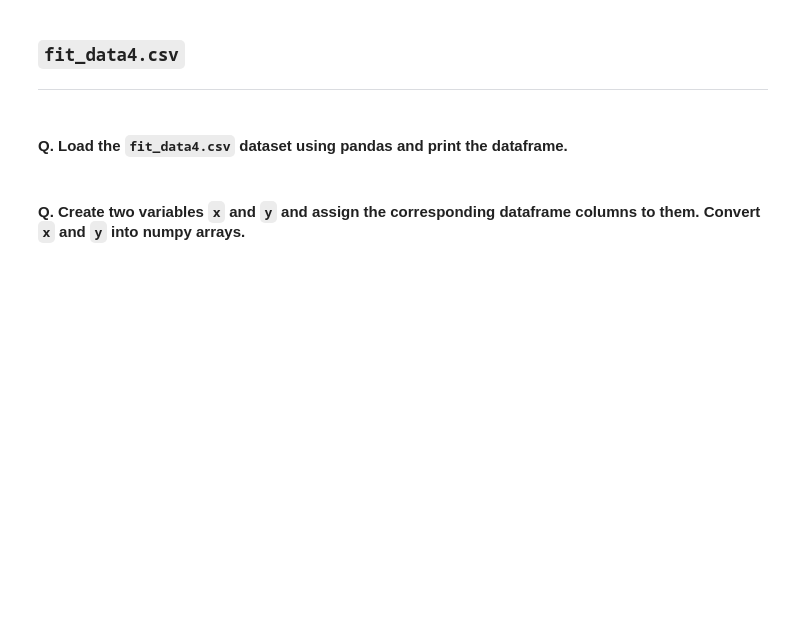
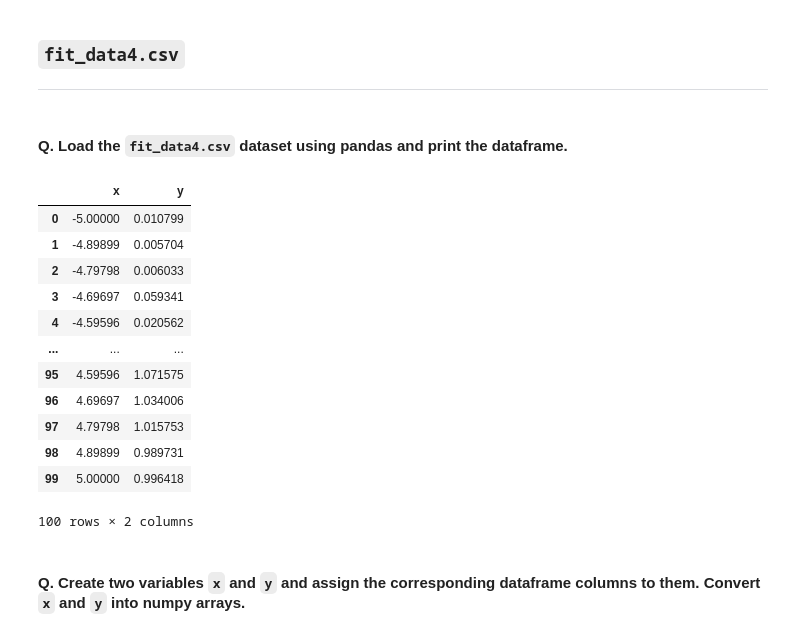
Before and after one commit to Brittany2028/ml-quiz, a Jupyter notebook: Take Home Quiz 1 - Curve Fitting.ipynb, the cells around one changed output. Drawn from its saved outputs; the diff is of its cells as text; code cells hidden in the pictures; blank space fills up the shorter version.

```diff
--- a/Take Home Quiz 1 - Curve Fitting.ipynb
+++ b/Take Home Quiz 1 - Curve Fitting.ipynb
@@ -418,2 +418,19 @@ plt.show()
+# %%
+df_4 = pd.read_csv('data/fit_data4.csv')
+df_4
+# %% [output]
+|  | x | y |
+| 0 | -5.00000 | 0.010799 |
+| 1 | -4.89899 | 0.005704 |
+| 2 | -4.79798 | 0.006033 |
+| 3 | -4.69697 | 0.059341 |
+| 4 | -4.59596 | 0.020562 |
+| ... | ... | ... |
+| 95 | 4.59596 | 1.071575 |
+| 96 | 4.69697 | 1.034006 |
+| 97 | 4.79798 | 1.015753 |
+| 98 | 4.89899 | 0.989731 |
+| 99 | 5.00000 | 0.996418 |
+100 rows × 2 columns
 # %% [markdown]
 #### Q. Create two variables `x` and `y` and assign the corresponding dataframe columns to them. Convert `x` and `y` into numpy arrays.
```
Also changed, not shown: parts of 11 cells of this notebook.
